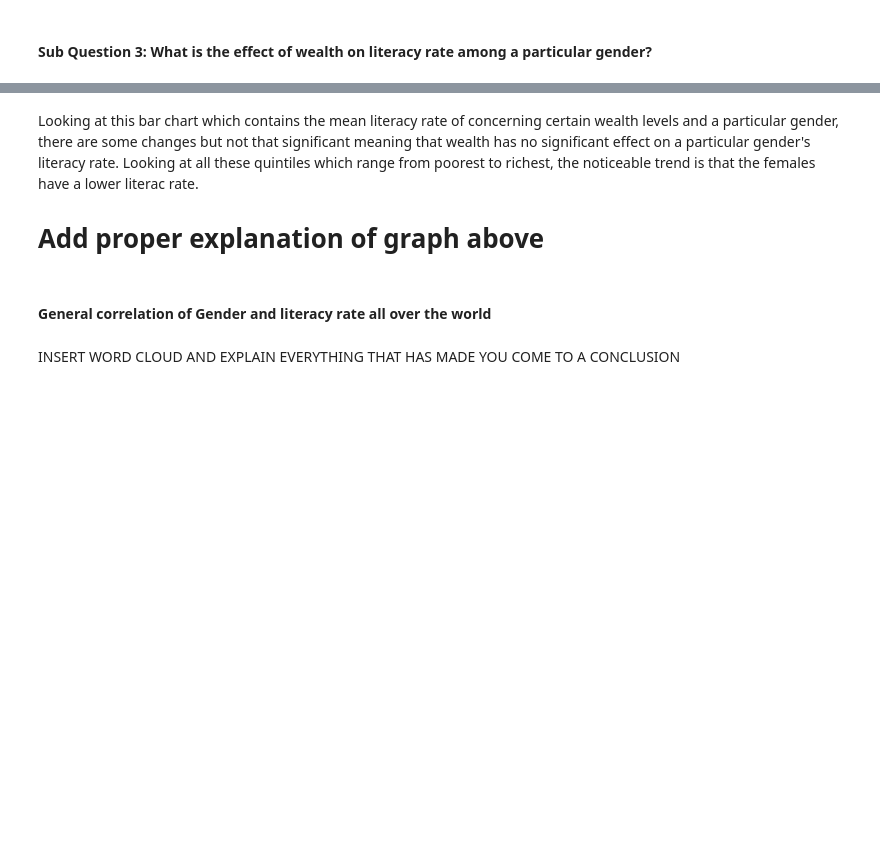
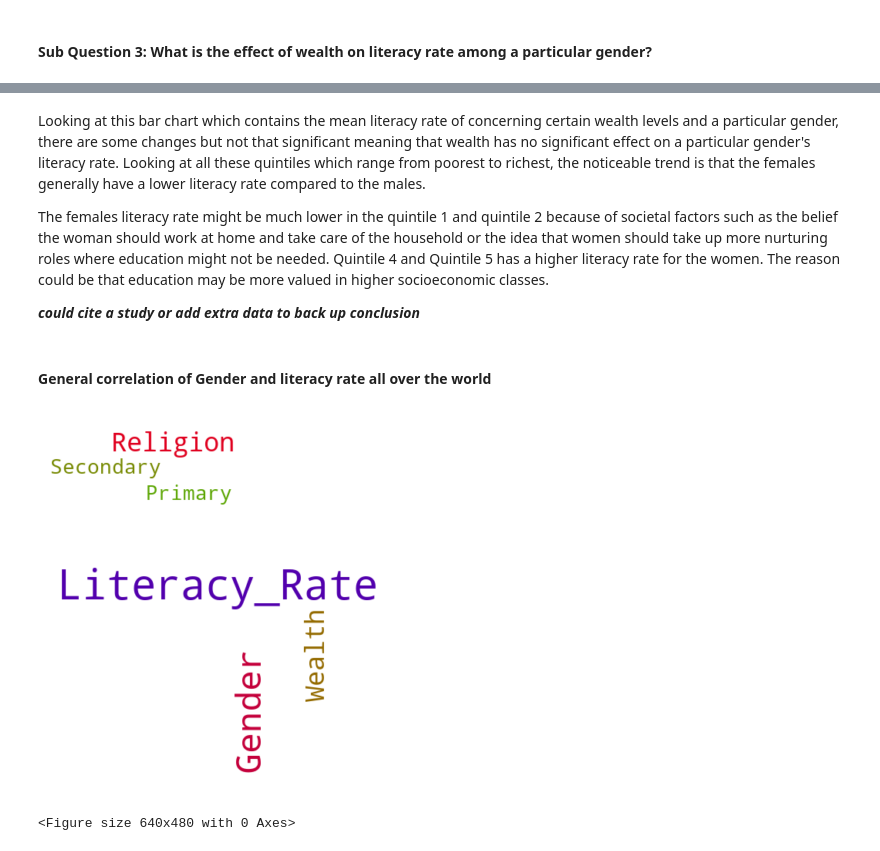
Before and after one commit to ubco-W2022T2-data301/project-group-group18, a Jupyter notebook: analysis/analysis3.ipynb, the cells around one changed output, grey strips where cells are left out. Drawn from its saved outputs; the diff is of its cells as text; code cells hidden in the pictures; blank space fills up the shorter version.

```diff
--- a/analysis/analysis3.ipynb
+++ b/analysis/analysis3.ipynb
@@ -236,9 +236,28 @@ def plot_circular(axes):
 | ----------- | ----------- |
 | <img src="plot.png" width="5000" height="5000"> |<img src="plot1.png" width="5000" height="5000">  |
 # %% [markdown]
-Looking at this bar chart which contains the mean literacy rate of concerning certain wealth levels and a particular gender, there are some changes but not that significant meaning that wealth has no significant effect on a particular gender's literacy rate. Looking at all these quintiles which range from poorest to richest, the noticeable trend is that the females have a lower literac rate.
-# Add proper explanation of graph above
+Looking at this bar chart which contains the mean literacy rate of concerning certain wealth levels and a particular gender, there are some changes but not that significant meaning that wealth has no significant effect on a particular gender's literacy rate. Looking at all these quintiles which range from poorest to richest, the noticeable trend is that the females generally have a lower literacy rate compared to the males.
+
+The females literacy rate might be much lower in the quintile 1 and quintile 2 because of societal factors such as the belief the woman should work at home and take care of the household or the idea that women should take up more nurturing roles where education might not be needed. Quintile 4 and Quintile 5 has a higher literacy rate for the women. The reason could be that education may be more valued in higher socioeconomic classes.
+
+***could cite a study or add extra data to back up conclusion***
 # %% [markdown]
 #### General correlation of Gender and literacy rate all over the world
-# %% [markdown]
-INSERT WORD CLOUD AND EXPLAIN EVERYTHING THAT HAS MADE YOU COME TO A CONCLUSION
+# %%
+from wordcloud import WordCloud
+import matplotlib.pyplot as plt
+
+text=("Literacy_Rate Literacy_Rate Literacy_Rate Literacy_Rate Gender Gender Wealth Religion Literacy_Rate Literacy_Rate Wealth Religion Gender Gender Primary Secondary")
+
+# Create the wordcloud object
+wordcloud = WordCloud(width=480, height=480, colormap="brg",background_color="white").generate(text)
+
+# Display the generated image:
+plt.imshow(wordcloud, interpolation="bilinear")
+plt.axis("off")
+plt.margins(x=0, y=0)
+plt.savefig("cloud.png", bbox_inches = 'tight')
+plt.show()
+# %% [output]
+[figure, added]
+<Figure size 640x480 with 0 Axes>
```
Also changed, not shown: parts of 3 cells of this notebook, 1 other file.
